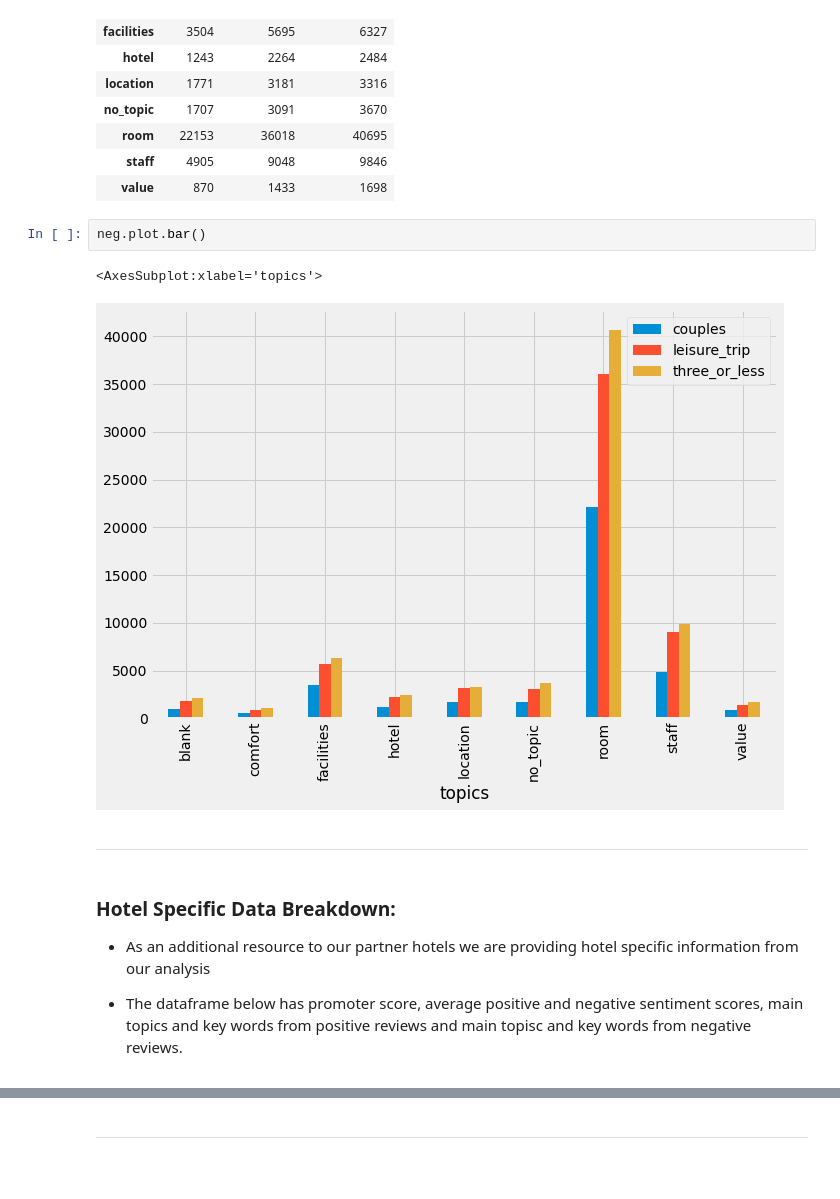
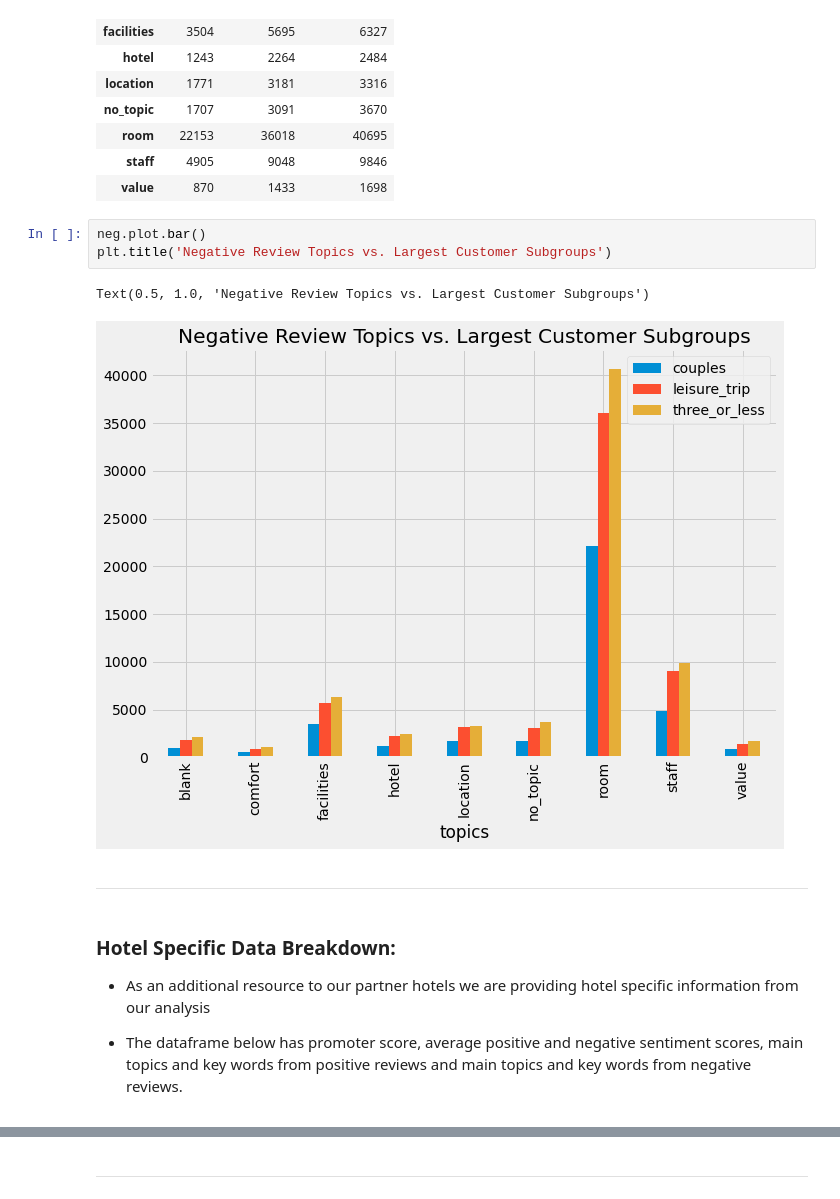
Before and after one commit to InPersonAnalysis/customer_review_capston, a Jupyter notebook: final_notebook.ipynb, the cells around one changed output, grey strips where cells are left out. Drawn from its saved outputs; the diff is of its cells as text; blank space fills up the shorter version.

```diff
--- a/final_notebook.ipynb
+++ b/final_notebook.ipynb
@@ -702,9 +703,10 @@ neg
 | value | 870 | 1433 | 1698 |
 # %%
 neg.plot.bar()
+plt.title('Negative Review Topics vs. Largest Customer Subgroups')
 # %% [output]
-<AxesSubplot:xlabel='topics'>
+Text(0.5, 1.0, 'Negative Review Topics vs. Largest Customer Subgroups')
-[figure, old version]
+[figure, new version]
 # %% [markdown]
 ---
 # %% [markdown]
@@ -712,7 +714,7 @@ neg.plot.bar()
 
 - As an additional resource to our partner hotels we are providing hotel specific information from our analysis
 
-- The dataframe below has promoter score, average positive and negative sentiment scores, main topics and key words from positive reviews and main topisc and key words from negative reviews.
+- The dataframe below has promoter score, average positive and negative sentiment scores, main topics and key words from positive reviews and main topics and key words from negative reviews.
 # %%
 #Avg sentiment score of positive feedback by hotel
 pos_sent = pd.DataFrame(df.groupby(df.hotel_name).pos_lem_sentiment_score.mean())
```
Also changed, not shown: parts of 3 cells of this notebook.
